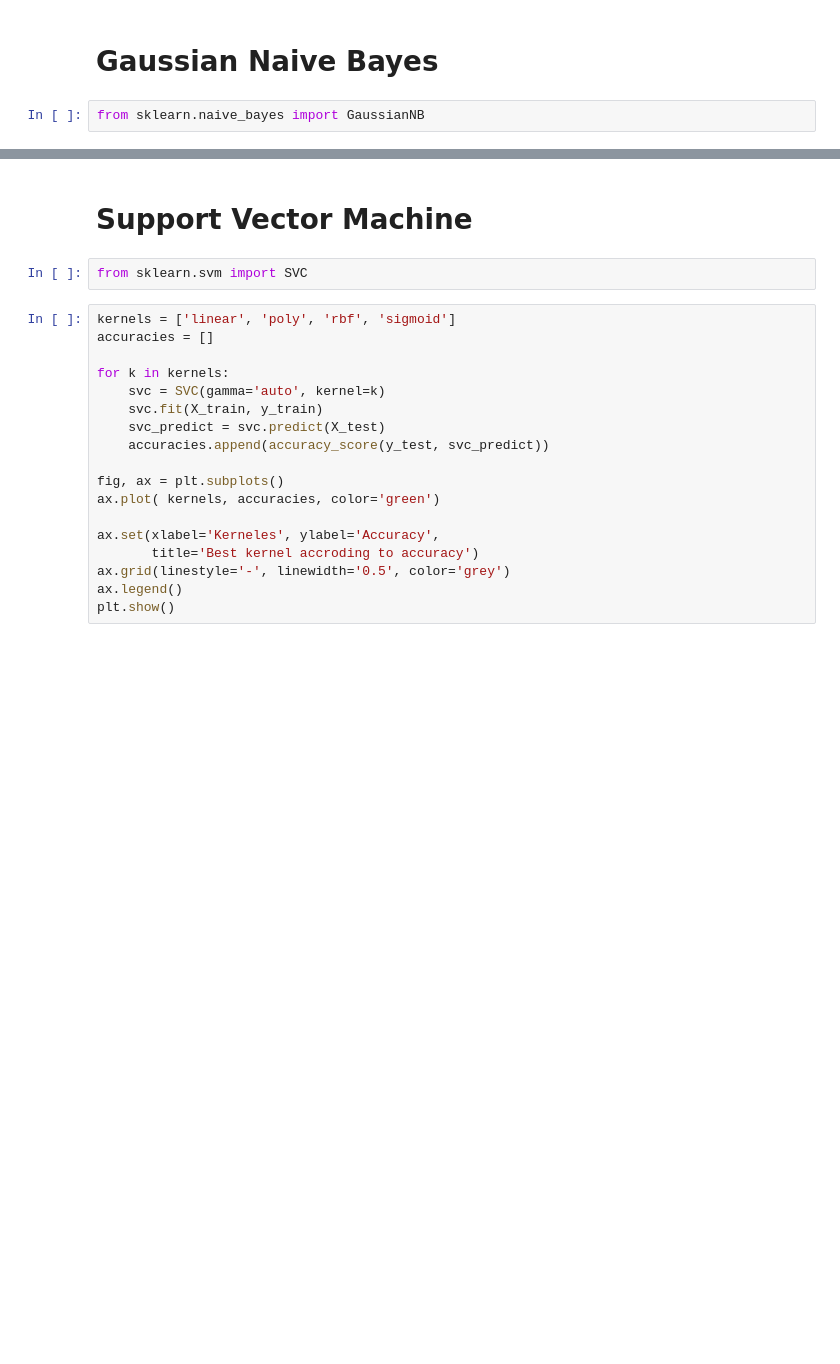
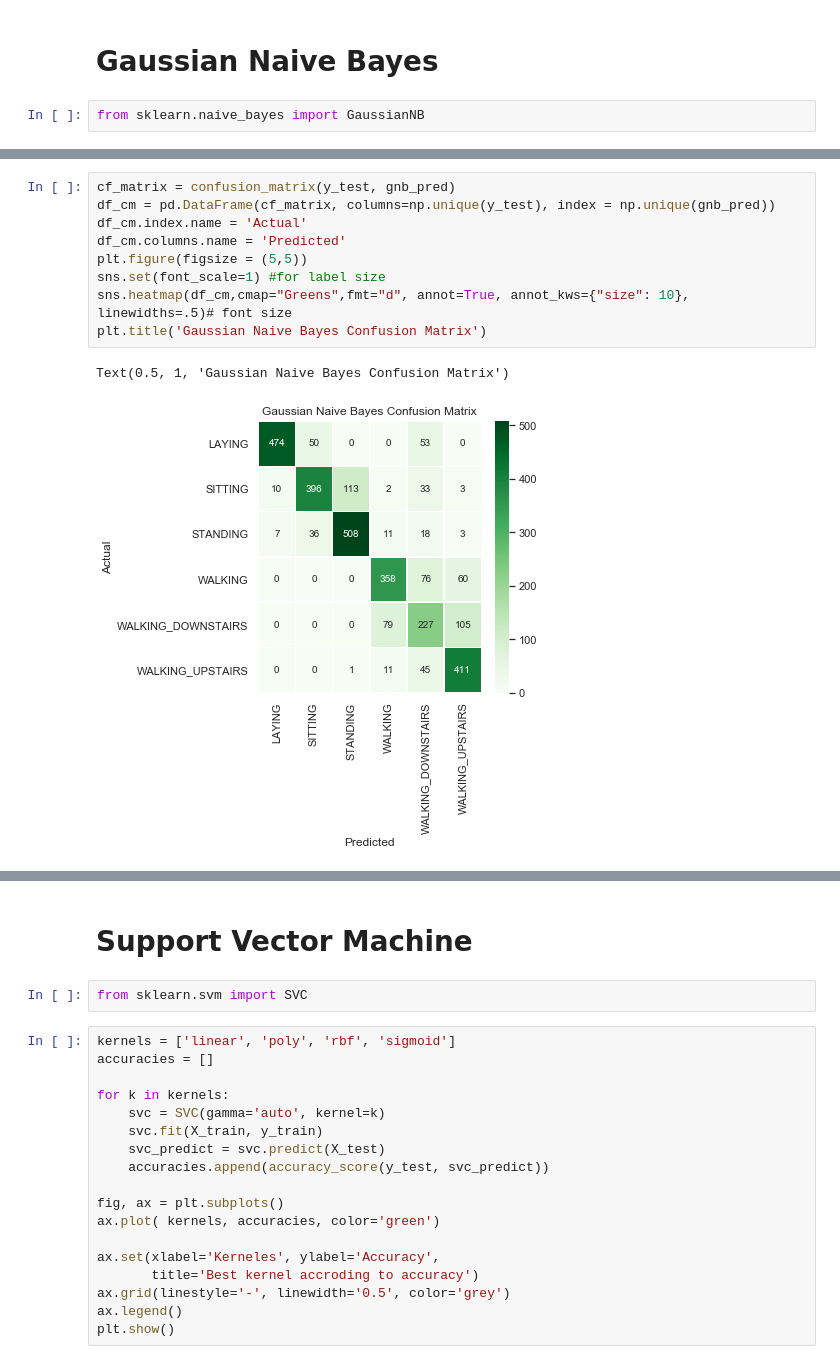
Before and after one commit to albertturcu/mandatory-datascience, a Jupyter notebook: humanactivity.ipynb, the cells around one changed output, grey strips where cells are left out. Cells and saved outputs as stored; diff of their text form; blank space fills up the shorter version.

```diff
--- a/humanactivity.ipynb
+++ b/humanactivity.ipynb
@@ -298,0 +354,12 @@ accuracy_score(y_test, gnb_pred)
+# %%
+cf_matrix = confusion_matrix(y_test, gnb_pred)
+df_cm = pd.DataFrame(cf_matrix, columns=np.unique(y_test), index = np.unique(gnb_pred))
+df_cm.index.name = 'Actual'
+df_cm.columns.name = 'Predicted'
+plt.figure(figsize = (5,5))
+sns.set(font_scale=1) #for label size
+sns.heatmap(df_cm,cmap="Greens",fmt="d", annot=True, annot_kws={"size": 10}, linewidths=.5)# font size
+plt.title('Gaussian Naive Bayes Confusion Matrix')
+# %% [output]
+Text(0.5, 1, 'Gaussian Naive Bayes Confusion Matrix')
+[figure, added]
```
Also changed, not shown: parts of 23 cells of this notebook.
